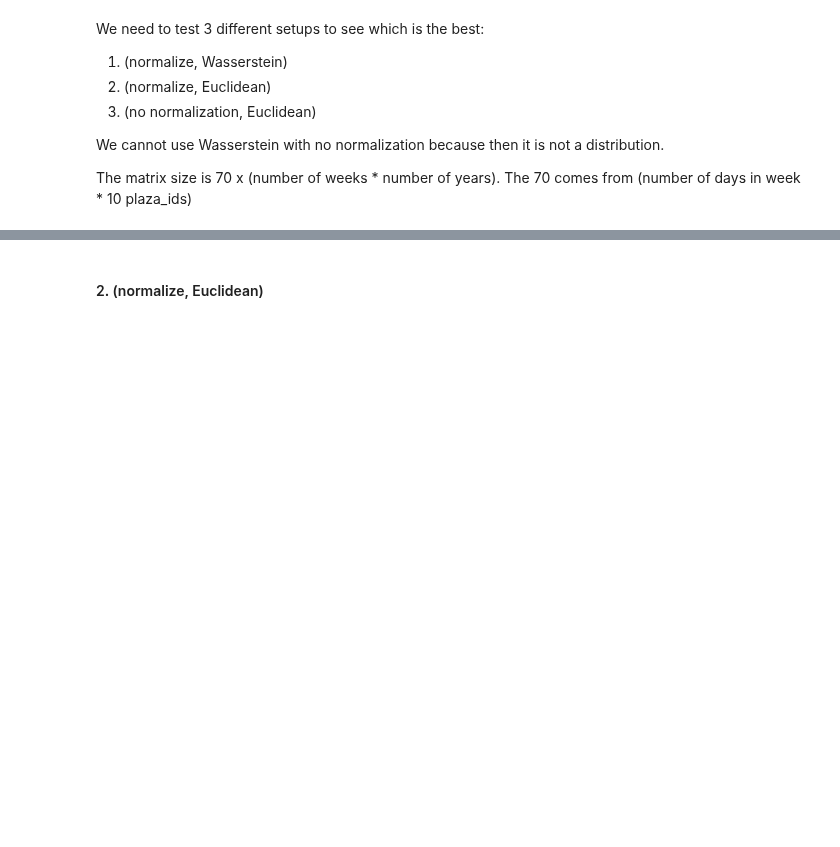
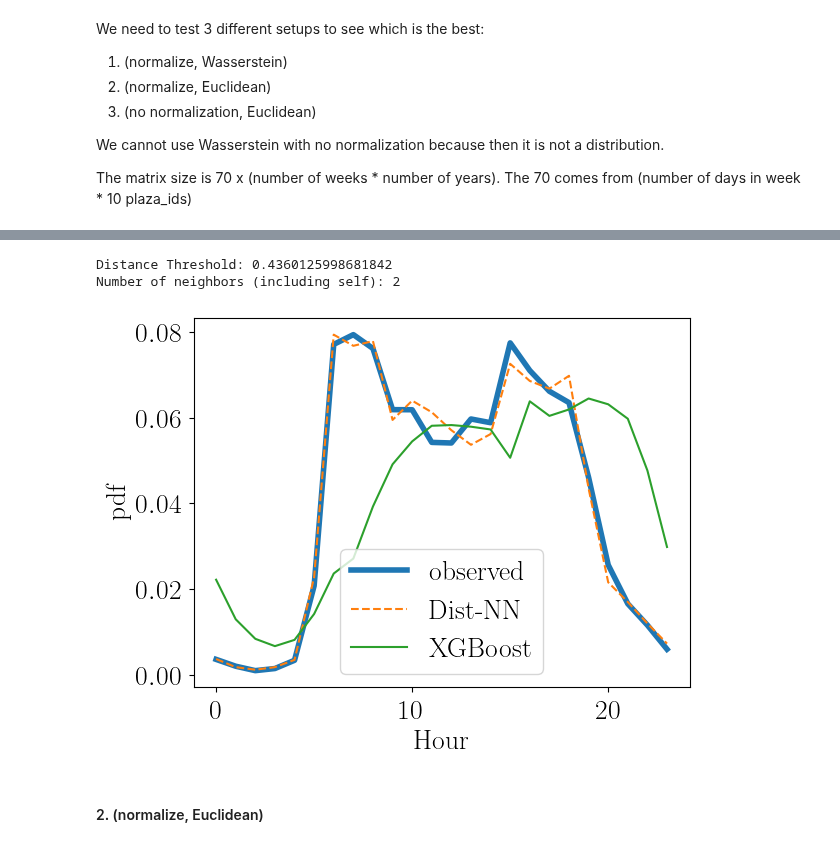
Before and after one commit to jacobf18/Dist-NN, a Jupyter notebook: mta_data.ipynb, the cells around one changed output, grey strips where cells are left out. Drawn from its saved outputs; the diff is of its cells as text; code cells hidden in the pictures; blank space fills up the shorter version.

```diff
--- a/mta_data.ipynb
+++ b/mta_data.ipynb
@@ -170,0 +267,5 @@ dict_keys([((21, 7), (35, 2017)), ((22, 7), (35, 2017)), ((23, 7), (35, 2017)),
+# %%
+import pickle
+
+with open('pairwise_dists.pkl', 'wb') as f:
+    pickle.dump(pairwise_dists, f)
@@ -270,2 +362,34 @@ Number of neighbors (including self): 2
+# %%
+# refit xgboost model without the key's data
+X = pd.get_dummies(inbound[categorical_vars + numerical_vars], columns=categorical_vars)
+X = X[~((inbound['Plaza ID'] == key[0][0]) & (inbound['Day of Week'] == key[0][1]) & (inbound['Week'] == key[1][0]) & (inbound['Year'] == key[1][1]))]
+y = inbound['Total Vehicles'][~((inbound['Plaza ID'] == key[0][0]) & (inbound['Day of Week'] == key[0][1]) & (inbound['Week'] == key[1][0]) & (inbound['Year'] == key[1][1]))]
+
+model = XGBRegressor(n_estimators=1000, max_depth=10, n_jobs=-1)
+model.fit(X, y)
+new_data = pd.DataFrame.from_dict({"Hour": list(range(24)), "Day of Week": [weekday] * 24, "Week": [week_number] * 24, "Year": [year] * 24, "Plaza ID": [plaza_id] * 24})
+# Convert to same format as original features
+new_data = pd.get_dummies(new_data, columns=["Plaza ID"]).reindex(columns = X.columns, fill_value=False)
+xgboost_pred = model.predict(new_data)
+# %%
+print(f'Distance Threshold: {dist_threshold}')
+neighbors = get_neighbors(key, ppf_dict, pairwise_dists, dist_threshold)
+print(f'Number of neighbors (including self): {len(neighbors) + 1}')
+plt.figure()
+plt.plot(range(24), (data_dict[key] / data_dict[key].sum()).values, label='observed', linewidth=4)
+est_dist = get_estimate_discrete_dist(key, ppf_dict, pairwise_dists, dist_threshold)
+plt.plot(range(24), est_dist, label='Dist-NN', linestyle='--')
+ax = plt.gca()
+# for neighbor in neighbors:
+    # normalized_dict.get((neighbor, key[1])).plot(ax=ax)
+plt.plot(list(range(24)), (xgboost_pred / np.sum(xgboost_pred)), label='XGBoost')
+plt.xlabel('Hour')
+plt.ylabel('pdf')
+plt.legend()
+plt.show()
+# %% [output]
+Distance Threshold: 0.4360125998681842
+Number of neighbors (including self): 2
+[figure, added]
 # %% [markdown]
 #### 2. (normalize, Euclidean)
```
Also changed, not shown: parts of 45 cells of this notebook, 1 other file.
